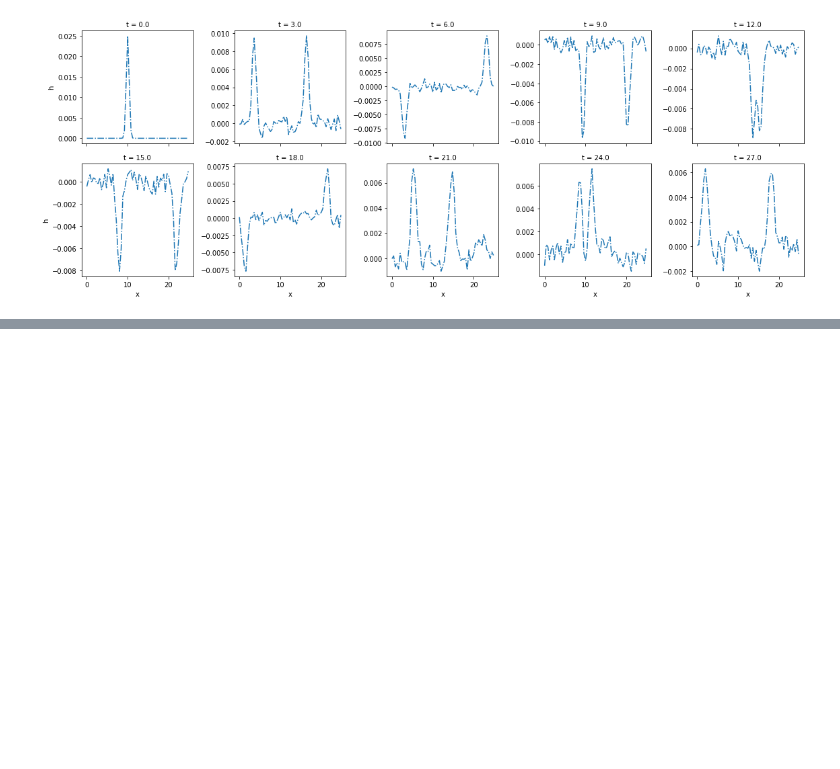
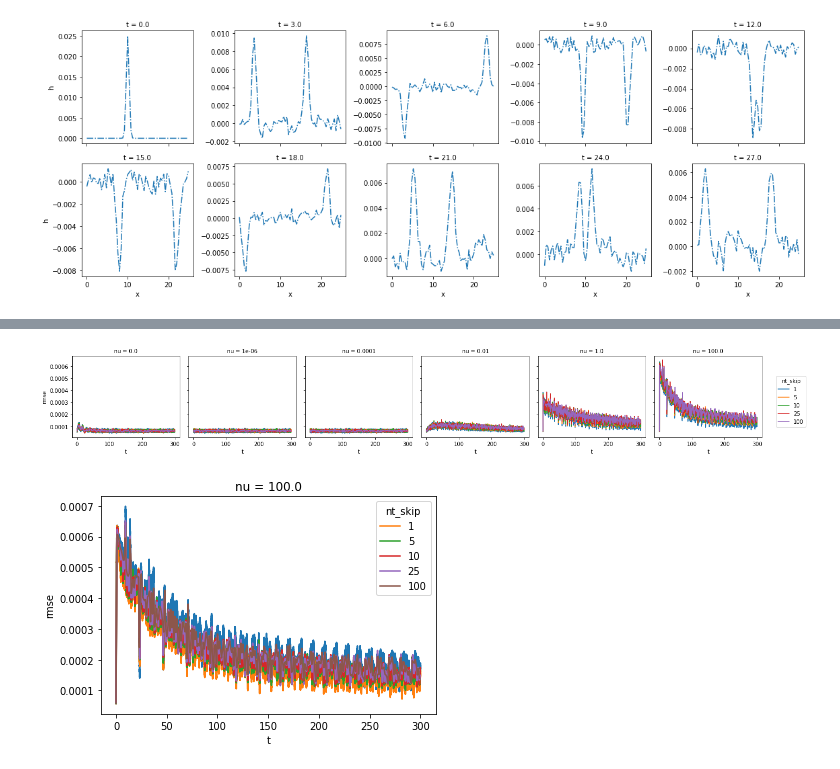
Before and after one commit to connor-duffin/sswfe, a Jupyter notebook: docs/swe-1d-bump-filter-comparison.ipynb, the cells around one changed output, grey strips where cells are left out. Saved outputs shown, nothing was run; the diff lists cells and outputs as text; code cells hidden in the pictures; blank space fills up the shorter version.

```diff
--- a/docs/swe-1d-bump-filter-comparison.ipynb
+++ b/docs/swe-1d-bump-filter-comparison.ipynb
@@ -140,0 +162,13 @@ plt.show()
+# %%
+prior_files = glob(
+    "../outputs/swe-bump/nonlinear-prior*.h5")
+prior_files.extend(
+    glob("../outputs/swe-bump/linear-prior*.h5"))
+
+errors_ds = []
+for output_file in prior_files:
+    (nu, nt_skip), e = errors_from_output_file(output_file, prior=True)
+    errors_ds.append(e)
+
+# now try and merge all together
+errors_prior = xr.merge(errors_ds)
@@ -141 +190,14 @@ plt.show()
+# %%
+errors_all.rmse.interpolate_na(dim="t").plot(
+    hue="nt_skip", col="nu", sharey=True)
+plt.show()
+
+# plot the errors w/the prior
+fig, ax = plt.subplots()
+errors_prior.rmse.isel(nu=[-1]).plot(hue="nu", ax=ax)
+errors_all.rmse.isel(nu=[-1]).interpolate_na(dim="t").plot(hue="nt_skip", ax=ax)
+plt.show()
+# %% [output]
+[figure, added]
+[figure, added]
 # %%
```
Also changed, not shown: parts of 17 cells of this notebook, 3 other files.
